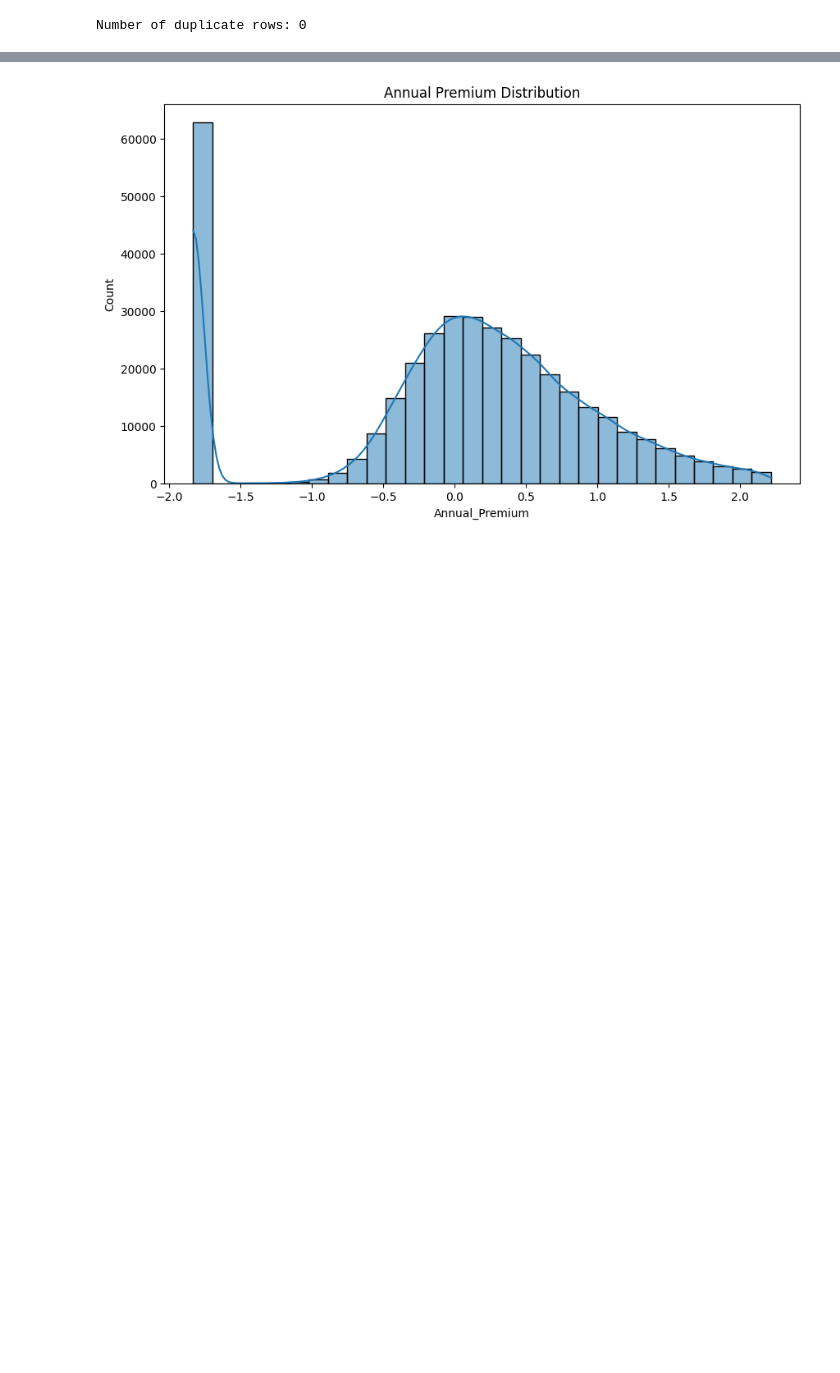
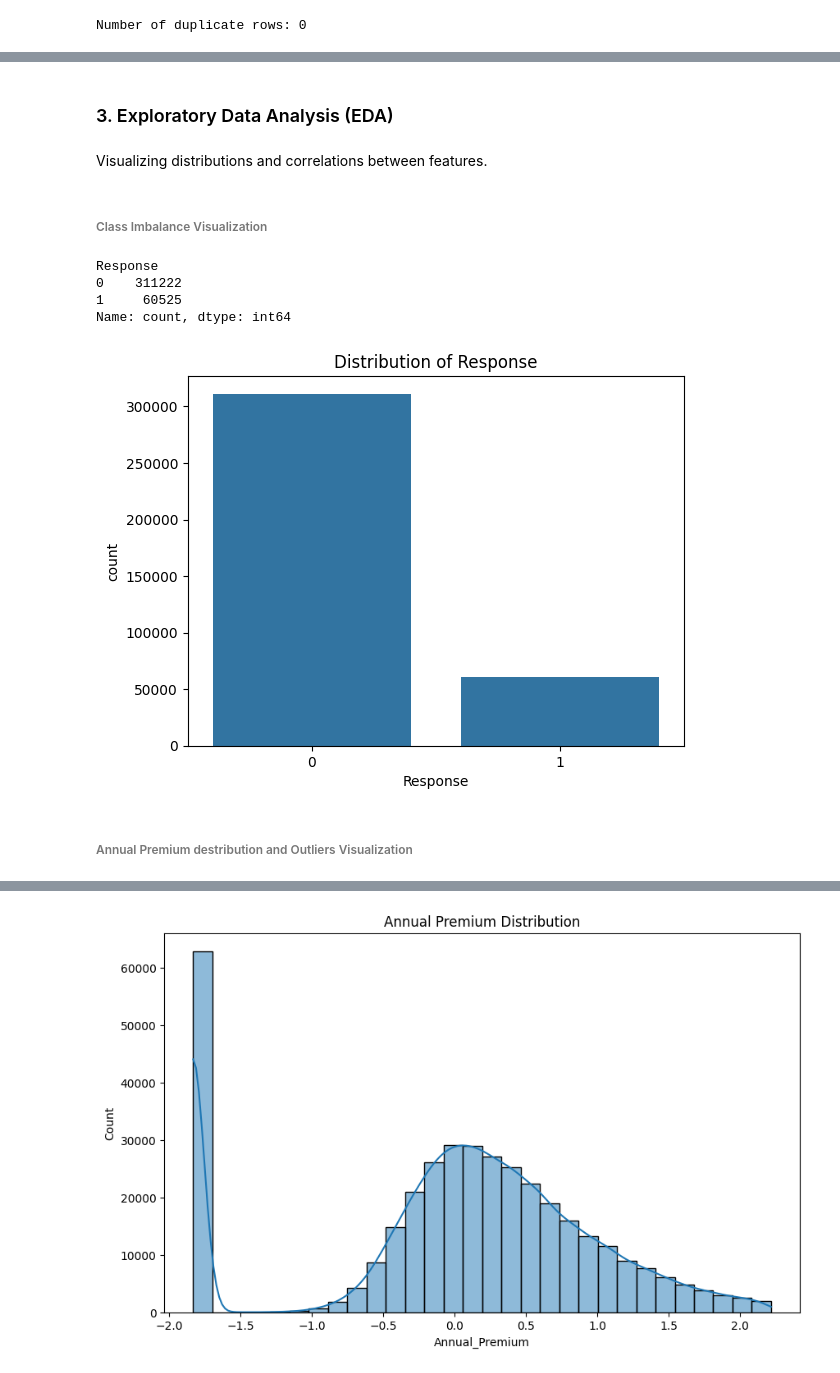
Before and after one commit to Hemanthtak2000/22073706_Project_UoH, a Jupyter notebook: 22073706_Code.ipynb, the cells around one changed output, grey strips where cells are left out. Cells and saved outputs as stored; diff of their text form; code cells hidden in the pictures; blank space fills up the shorter version.

```diff
--- a/22073706_Code.ipynb
+++ b/22073706_Code.ipynb
@@ -250,0 +246,26 @@ print(Ins_Details_PP_OL[num_cols].head())
+# %% [markdown]
+### 3. Exploratory Data Analysis (EDA)
+# %% [markdown]
+Visualizing distributions and correlations between features.
+# %% [markdown]
+###### Class Imbalance Visualization
+# %%
+# Printing to See unique values in the response and its count
+class_counts = Ins_Details_PP_OL['Response'].value_counts()
+print(class_counts)
+# %% [output]
+Response
+0    311222
+1     60525
+Name: count, dtype: int64
+# %%
+# Visualize the Response variable Distribution
+sns.countplot(x='Response', data=Ins_Details_PP_OL)
+# Adding the title to the plot
+plt.title('Distribution of Response')
+# Display the plot
+plt.show()
+# %% [output]
+[figure, added]
+# %% [markdown]
+###### Annual Premium destribution and Outliers Visualization
```
Also changed, not shown: parts of 52 cells of this notebook.
